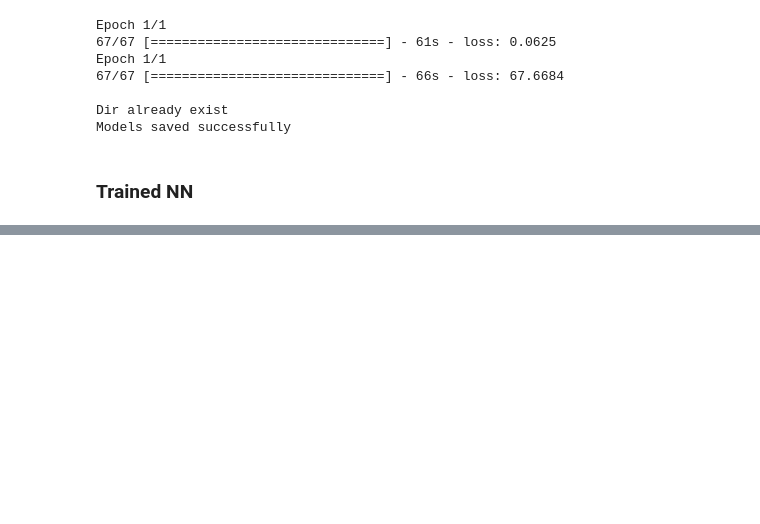
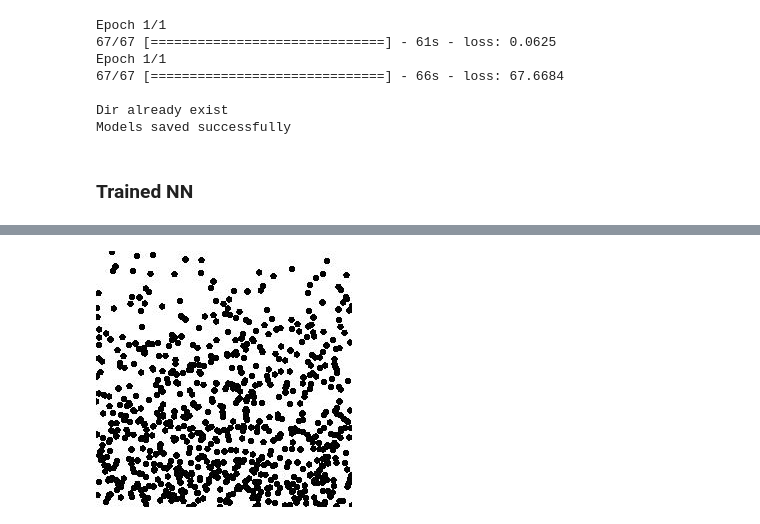
Before and after one commit to astromid/diploma-texture-synthesis, a Jupyter notebook: code/sand_gan.ipynb, the cells around one changed output, grey strips where cells are left out. Cells and saved outputs as stored; diff of their text form; code cells hidden in the pictures; blank space fills up the shorter version.

```diff
--- a/code/sand_gan.ipynb
+++ b/code/sand_gan.ipynb
@@ -73,0 +85,2 @@ gen[0]
+# %%
+side1, side2, p = next(train_gen)
@@ -73,0 +129,6 @@ gen[0]
+# %%
+image2 = Image.fromarray((127.5 * p[1].reshape(256, 256) + 127.5).astype('uint8'))
+# %%
+image2
+# %% [output]
+[figure, added]
```
Also changed, not shown: parts of 18 cells of this notebook, 46 other files.
